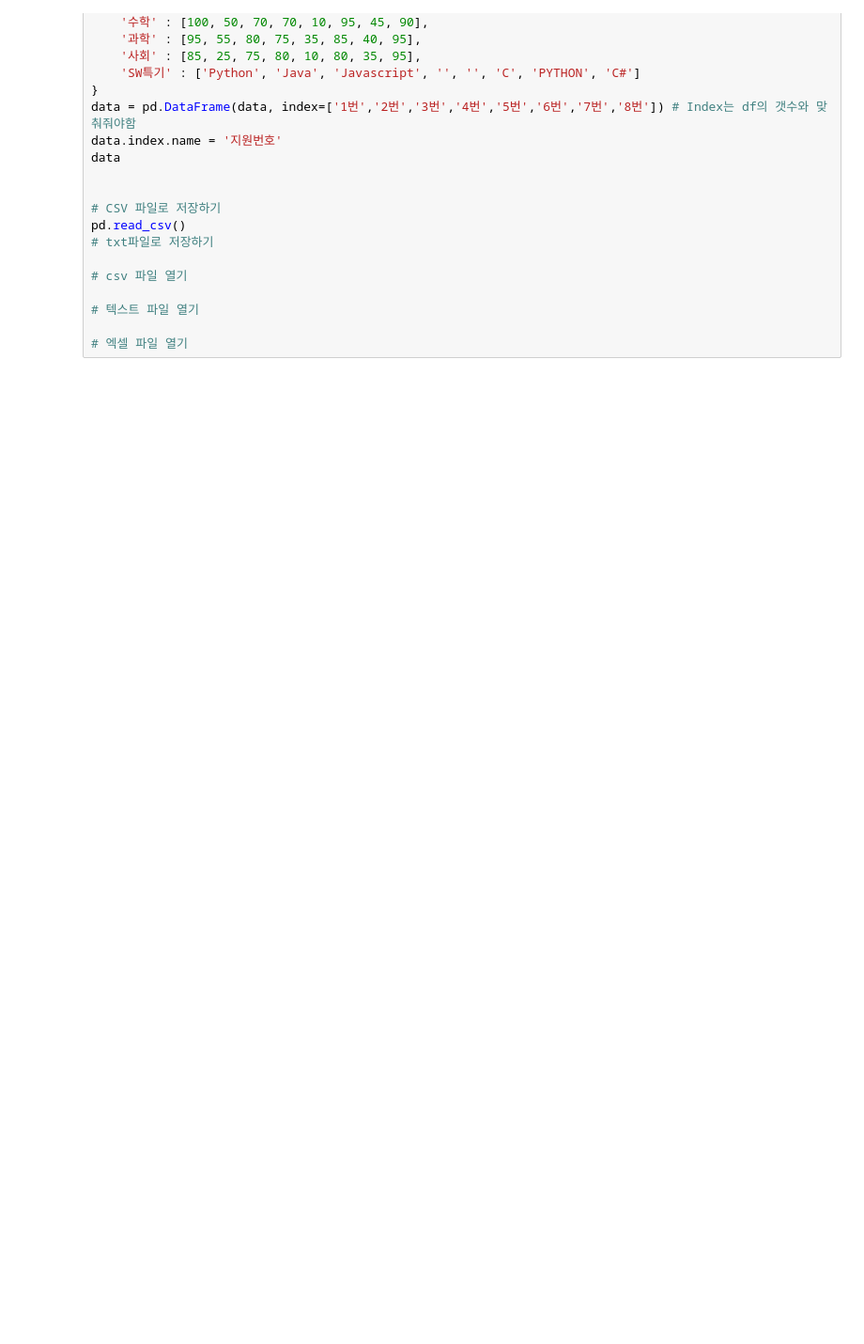
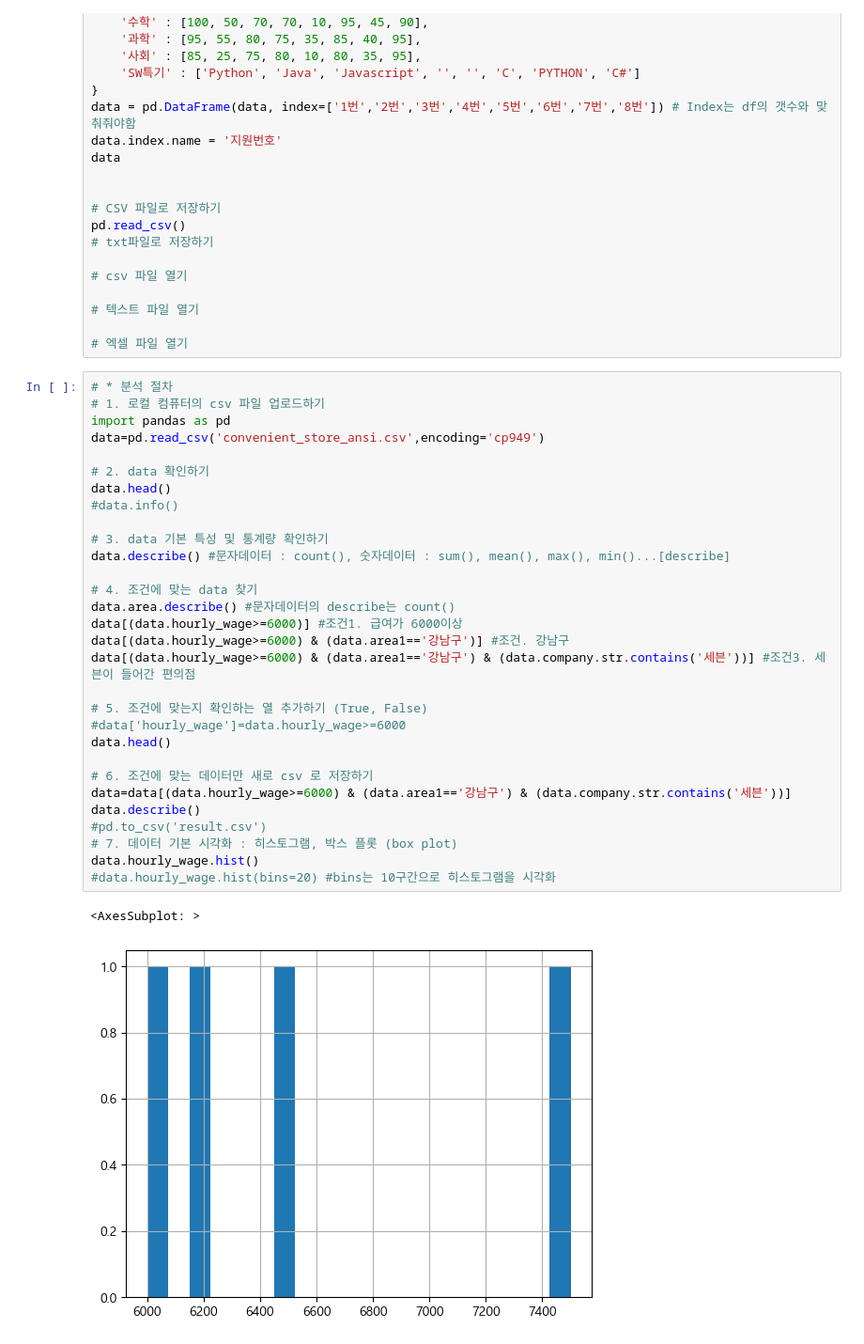
Before and after one commit to ljw971125/Python, a Jupyter notebook: pandas.ipynb, the cells around one changed output. Shown at 94% size. Drawn from its saved outputs; the diff is of its cells as text; blank space fills up the shorter version.

```diff
--- a/pandas.ipynb
+++ b/pandas.ipynb
@@ -1077,3 +1087,36 @@ pd.read_csv()
 # 텍스트 파일 열기
 
 # 엑셀 파일 열기
+# %%
+# * 분석 절차
+# 1. 로컬 컴퓨터의 csv 파일 업로드하기
+import pandas as pd
+data=pd.read_csv('convenient_store_ansi.csv',encoding='cp949')
+
+# 2. data 확인하기
+data.head()
+#data.info()
+
+# 3. data 기본 특성 및 통계량 확인하기
+data.describe() #문자데이터 : count(), 숫자데이터 : sum(), mean(), max(), min()...[describe]
+
+# 4. 조건에 맞는 data 찾기
+data.area.describe() #문자데이터의 describe는 count()
+data[(data.hourly_wage>=6000)] #조건1. 급여가 6000이상
+data[(data.hourly_wage>=6000) & (data.area1=='강남구')] #조건. 강남구
+data[(data.hourly_wage>=6000) & (data.area1=='강남구') & (data.company.str.contains('세븐'))] #조건3. 세븐이 들어간 편의점
+
+# 5. 조건에 맞는지 확인하는 열 추가하기 (True, False)
+#data['hourly_wage']=data.hourly_wage>=6000
+data.head()
+
+# 6. 조건에 맞는 데이터만 새로 csv 로 저장하기
+data=data[(data.hourly_wage>=6000) & (data.area1=='강남구') & (data.company.str.contains('세븐'))]
+data.describe()
+#pd.to_csv('result.csv')
+# 7. 데이터 기본 시각화 : 히스토그램, 박스 플롯 (box plot)
+data.hourly_wage.hist()
+#data.hourly_wage.hist(bins=20) #bins는 10구간으로 히스토그램을 시각화
+# %% [output]
+<AxesSubplot: >
+[figure, added]
```
Also changed, not shown: parts of 2 cells of this notebook.
